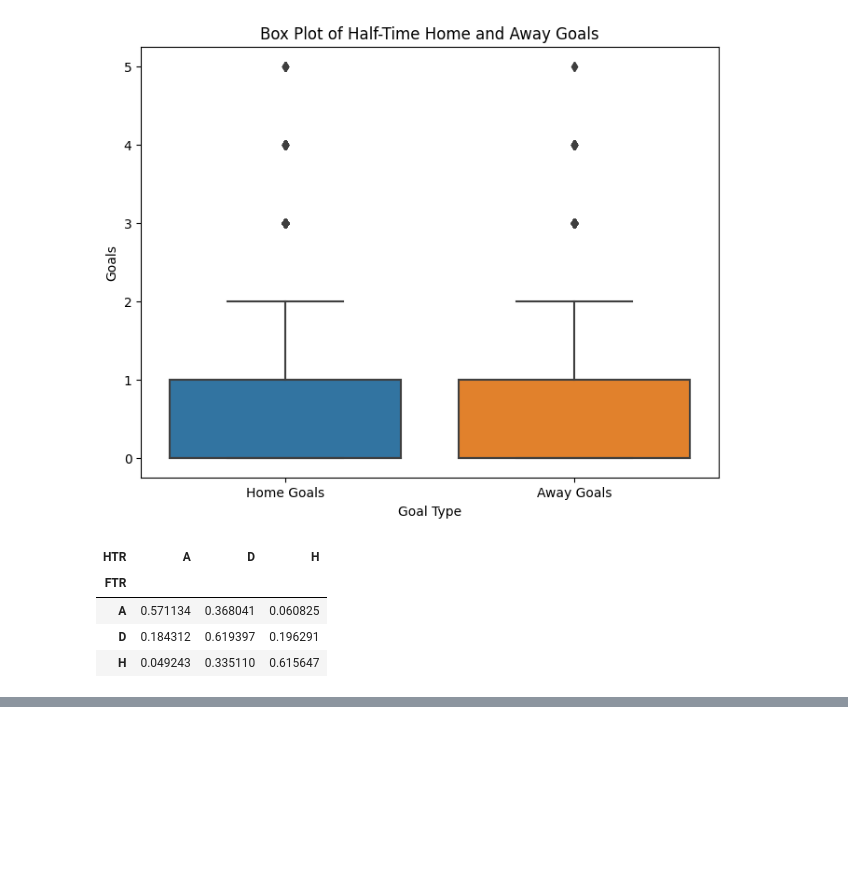
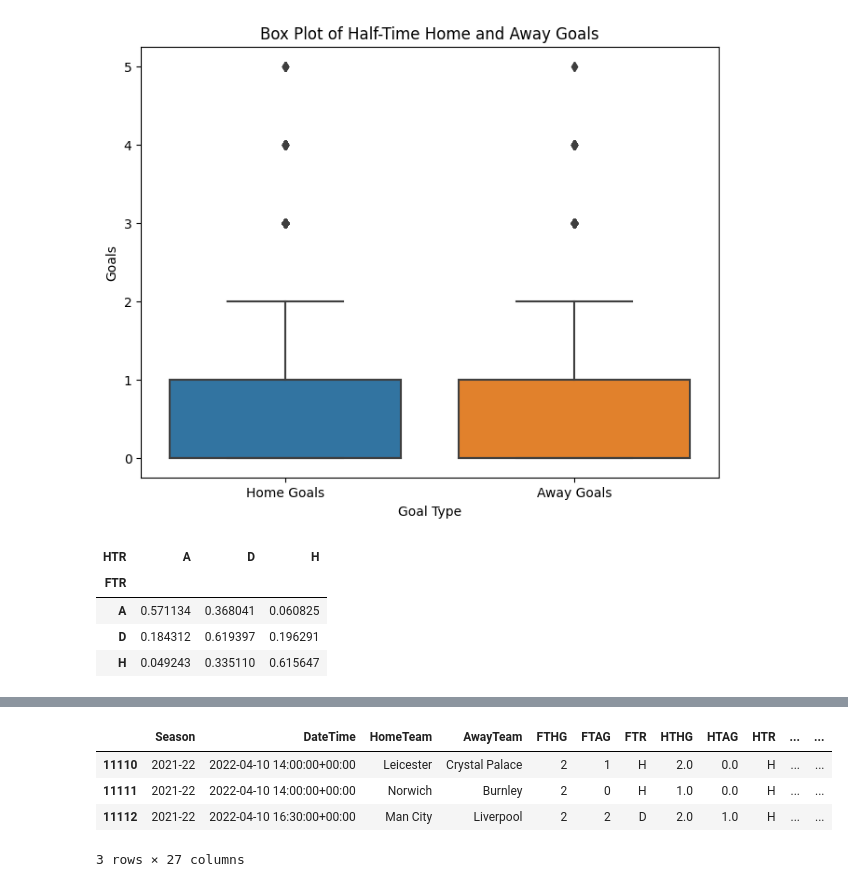
Before and after one commit to ilovedata6/premier_leauge_analysis, a Jupyter notebook: premier_leauge_analysis.ipynb, the cells around one changed output, grey strips where cells are left out. Cells and saved outputs as stored; diff of their text form; code cells hidden in the pictures; blank space fills up the shorter version.

```diff
--- a/premier_leauge_analysis.ipynb
+++ b/premier_leauge_analysis.ipynb
@@ -240,0 +261,9 @@ epl.head()
+# %%
+epl['categorize_card_count'] = epl.apply(categorize_teams,axis=1)
+epl.tail(3)
+# %% [output]
+|  | Season | DateTime | HomeTeam | AwayTeam | FTHG | FTAG | FTR | HTHG | HTAG | HTR | ... | ... |
+| 11110 | 2021-22 | 2022-04-10 14:00:00+00:00 | Leicester | Crystal Palace | 2 | 1 | H | 2.0 | 0.0 | H | ... | ... |
+| 11111 | 2021-22 | 2022-04-10 14:00:00+00:00 | Norwich | Burnley | 2 | 0 | H | 1.0 | 0.0 | H | ... | ... |
+| 11112 | 2021-22 | 2022-04-10 16:30:00+00:00 | Man City | Liverpool | 2 | 2 | D | 2.0 | 1.0 | H | ... | ... |
+3 rows × 27 columns
```
Also changed, not shown: parts of 10 cells of this notebook, 1 other file.
